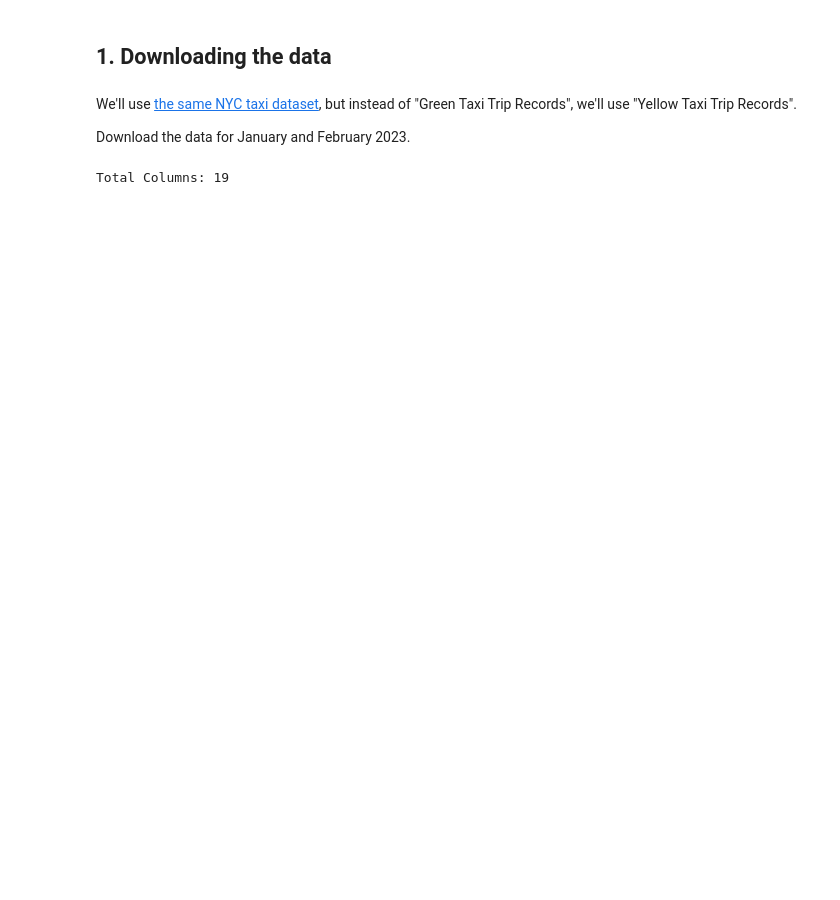
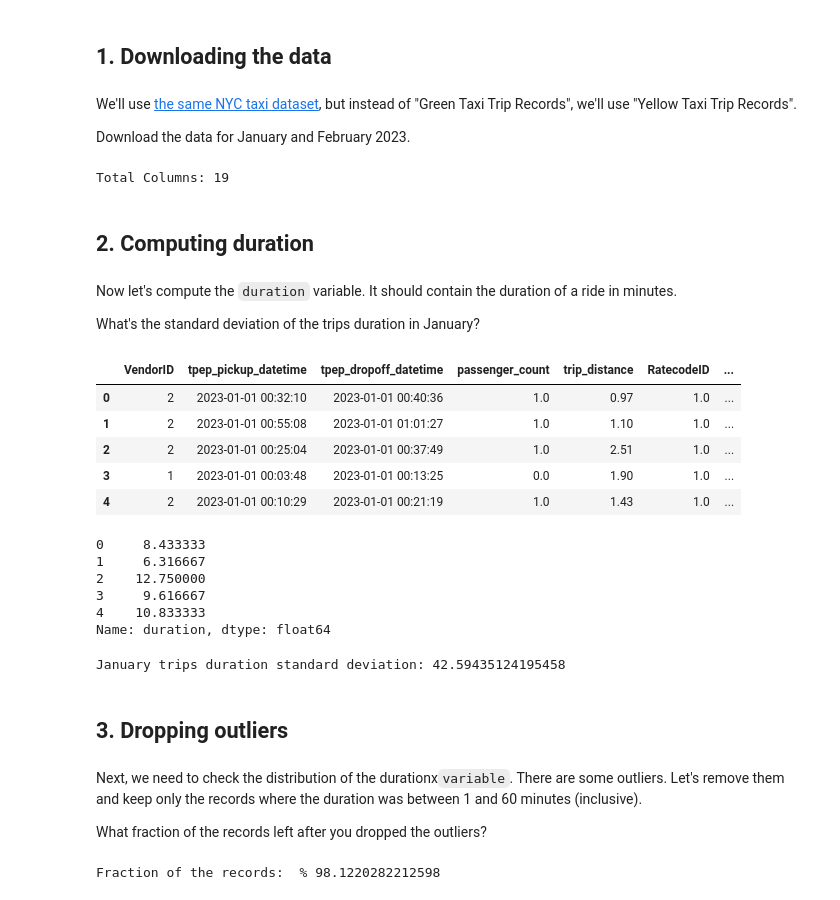
Before and after one commit to samirhinojosa/mlops-zoomcap, a Jupyter notebook: 01-intro/homework.ipynb, the cells around one changed output. Saved outputs shown, nothing was run; the diff lists cells and outputs as text; code cells hidden in the pictures; blank space fills up the shorter version.

```diff
--- a/01-intro/homework.ipynb
+++ b/01-intro/homework.ipynb
@@ -13,3 +18,18 @@ df_02_2023 = pd.read_parquet("https://d37ci6vzurychx.cloudfront.net/trip-data/ye
 print(f"Total Columns: {len(df_01_2023.columns)}")
 # %% [output]
 Total Columns: 19
+# %% [markdown]
+## 2. Computing duration
+# %% [markdown]
+Now let's compute the `duration` variable. It should contain the duration of a ride in minutes.
+
+What's the standard deviation of the trips duration in January?
+# %%
+df_01_2023.head()
+# %% [output]
+|  | VendorID | tpep_pickup_datetime | tpep_dropoff_datetime | passenger_count | trip_distance | RatecodeID | ... |
+| 0 | 2 | 2023-01-01 00:32:10 | 2023-01-01 00:40:36 | 1.0 | 0.97 | 1.0 | ... |
+| 1 | 2 | 2023-01-01 00:55:08 | 2023-01-01 01:01:27 | 1.0 | 1.10 | 1.0 | ... |
+| 2 | 2 | 2023-01-01 00:25:04 | 2023-01-01 00:37:49 | 1.0 | 2.51 | 1.0 | ... |
+| 3 | 1 | 2023-01-01 00:03:48 | 2023-01-01 00:13:25 | 0.0 | 1.90 | 1.0 | ... |
+| 4 | 2 | 2023-01-01 00:10:29 | 2023-01-01 00:21:19 | 1.0 | 1.43 | 1.0 | ... |
@@ -15,0 +40,19 @@ Total Columns: 19
+# %%
+df_01_2023["duration"].head()
+# %% [output]
+0     8.433333
+1     6.316667
+2    12.750000
+3     9.616667
+4    10.833333
+Name: duration, dtype: float64
+# %%
+print(f"January trips duration standard deviation: {df_01_2023["duration"].std()}")
+# %% [output]
+January trips duration standard deviation: 42.59435124195458
+# %% [markdown]
+## 3. Dropping outliers
+# %% [markdown]
+Next, we need to check the distribution of the durationx`variable`. There are some outliers. Let's remove them and keep only the records where the duration was between 1 and 60 minutes (inclusive).
+
+What fraction of the records left after you dropped the outliers?
@@ -15,0 +61,4 @@ Total Columns: 19
+# %%
+print(f"Fraction of the records:  % {(df_01_2023_without_outliers["duration"].count() / df_01_2023["duration"].count()) * 100}")
+# %% [output]
+Fraction of the records:  % 98.1220282212598
```
Also changed, not shown: parts of 29 cells of this notebook, 2 other files.
